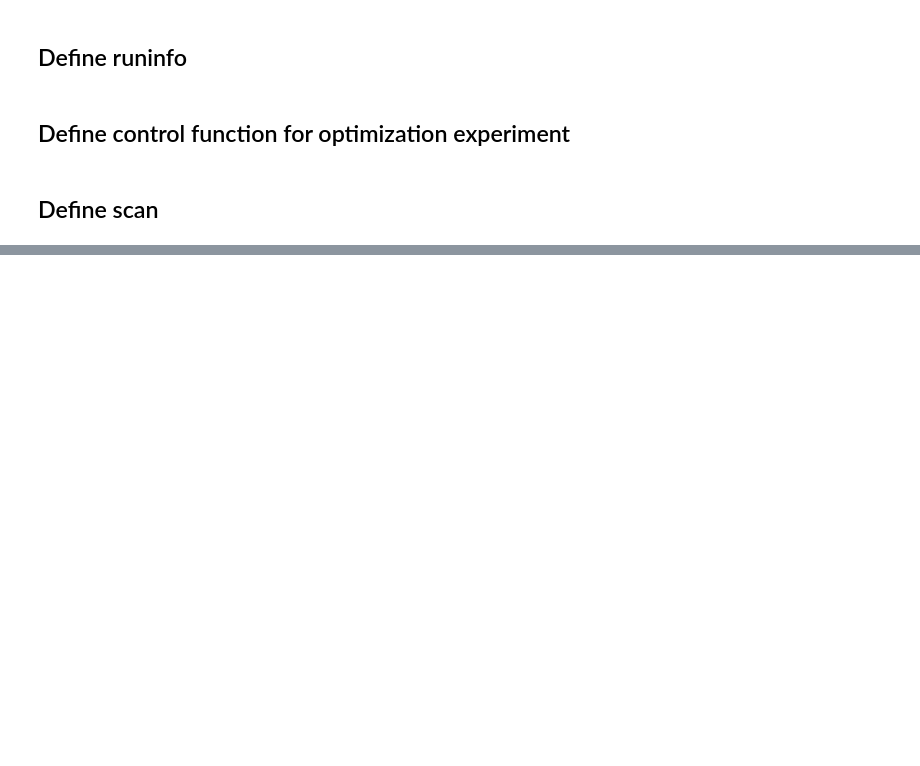
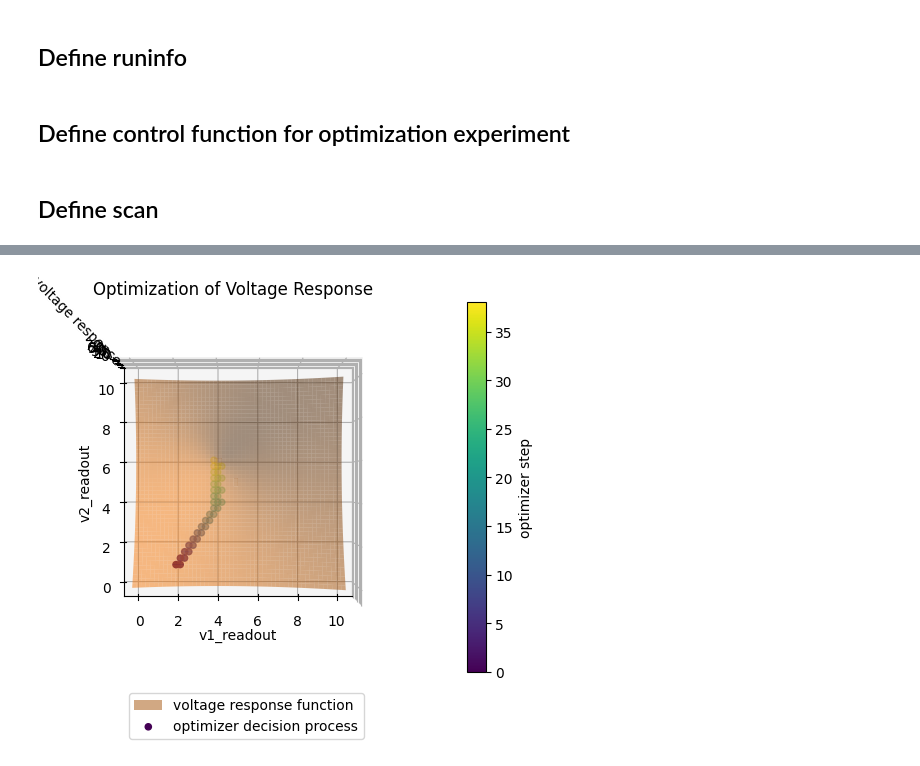
Before and after one commit to sandialabs/pyscan, a Jupyter notebook: demo_notebooks/advanced/a04-example_optimize_scan_finite_difference.ipynb, the cells around one changed output, grey strips where cells are left out. Drawn from its saved outputs; the diff is of its cells as text; code cells hidden in the pictures; blank space fills up the shorter version.

```diff
--- a/demo_notebooks/advanced/a04-example_optimize_scan_finite_difference.ipynb
+++ b/demo_notebooks/advanced/a04-example_optimize_scan_finite_difference.ipynb
@@ -164,0 +208,4 @@ plot_optim(30, 120)
+# %%
+plot_optim_3d(90, 270)
+# %% [output]
+[figure, added]
```
Also changed, not shown: parts of 30 cells of this notebook, 2 other files.
